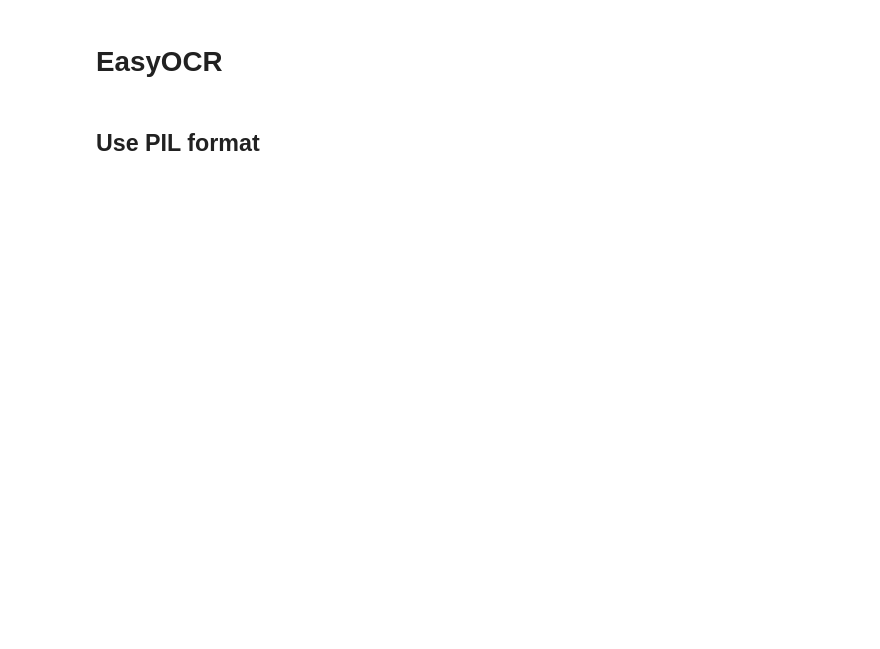
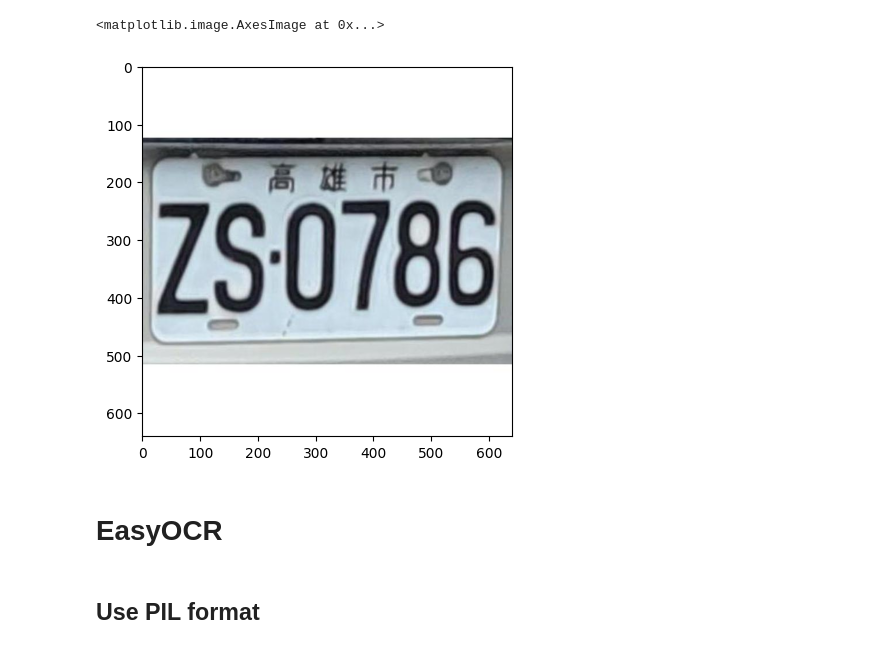
Before and after one commit to hermeschen1116/taiwan-license-plate-recognition, a Jupyter notebook: src/scripts/ocr/test_ocr_method.ipynb, the cells around one changed output. Drawn from its saved outputs; the diff is of its cells as text; code cells hidden in the pictures; blank space fills up the shorter version.

Commit message:
refactor(src/scripts/ocr/test_ocr_method.ipynb): replace test image with image in dataset

```diff
--- a/src/scripts/ocr/test_ocr_method.ipynb
+++ b/src/scripts/ocr/test_ocr_method.ipynb
@@ -3,5 +13,12 @@ from PIL import Image
+# %%
+project_root: str = os.environ.get("PROJECT_ROOT", "")
+test_image_path: str = f"{project_root}/datasets/ocr/高雄市ZS-0786.jpg"
 # %%
-image = Image.open("test.jpg")
+image = Image.open(test_image_path)
+imshow(image.convert("RGB"))
+# %% [output]
+<matplotlib.image.AxesImage at 0x...>
+[figure, added]
 # %% [markdown]
 # EasyOCR
 # %%
```
Also changed, not shown: parts of 7 cells of this notebook, 1 other file.
